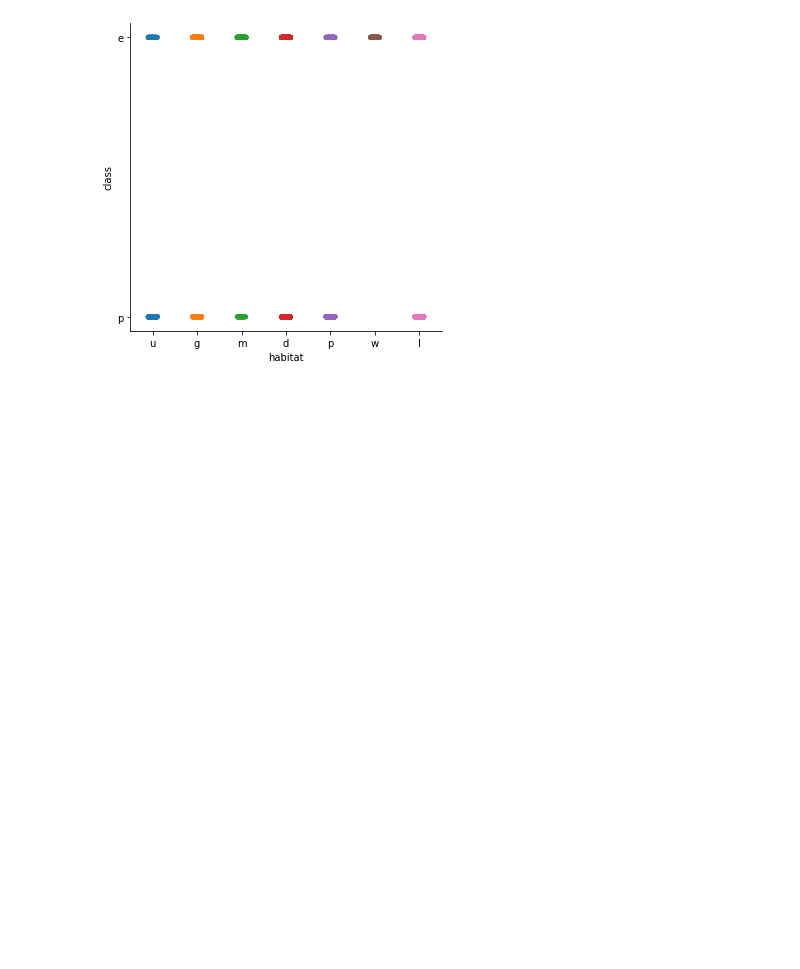
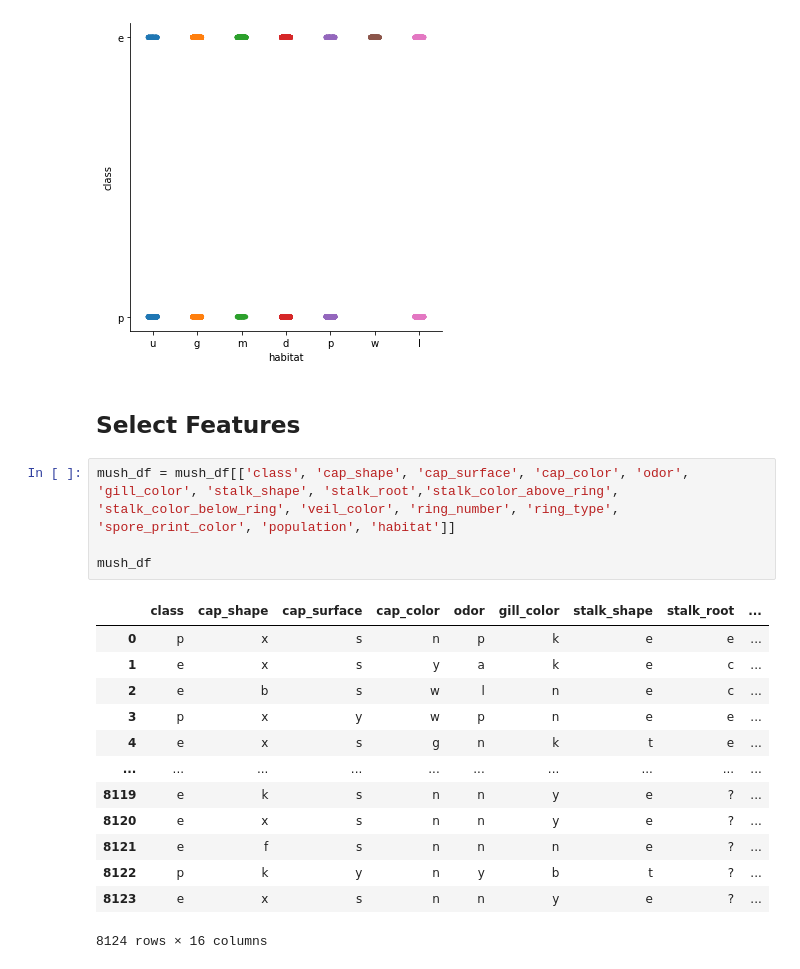
Before and after one commit to Mezuah4/mushroom_class, a Jupyter notebook: mushroom.ipynb, the cells around one changed output. Saved outputs shown, nothing was run; the diff lists cells and outputs as text; blank space fills up the shorter version.

```diff
--- a/mushroom.ipynb
+++ b/mushroom.ipynb
@@ -168,3 +172,23 @@ sns.catplot(data=mush_df, x='habitat', y='class')
 plt.show()
 # %% [output]
 [figure]
+# %% [markdown]
+## Select Features
+# %%
+mush_df = mush_df[['class', 'cap_shape', 'cap_surface', 'cap_color', 'odor', 'gill_color', 'stalk_shape', 'stalk_root','stalk_color_above_ring', 'stalk_color_below_ring', 'veil_color', 'ring_number', 'ring_type', 'spore_print_color', 'population', 'habitat']]
+
+mush_df
+# %% [output]
+|  | class | cap_shape | cap_surface | cap_color | odor | gill_color | stalk_shape | stalk_root | ... |
+| 0 | p | x | s | n | p | k | e | e | ... |
+| 1 | e | x | s | y | a | k | e | c | ... |
+| 2 | e | b | s | w | l | n | e | c | ... |
+| 3 | p | x | y | w | p | n | e | e | ... |
+| 4 | e | x | s | g | n | k | t | e | ... |
+| ... | ... | ... | ... | ... | ... | ... | ... | ... | ... |
+| 8119 | e | k | s | n | n | y | e | ? | ... |
+| 8120 | e | x | s | n | n | y | e | ? | ... |
+| 8121 | e | f | s | n | n | n | e | ? | ... |
+| 8122 | p | k | y | n | y | b | t | ? | ... |
+| 8123 | e | x | s | n | n | y | e | ? | ... |
+8124 rows × 16 columns
```
Also changed, not shown: parts of 6 cells of this notebook.
